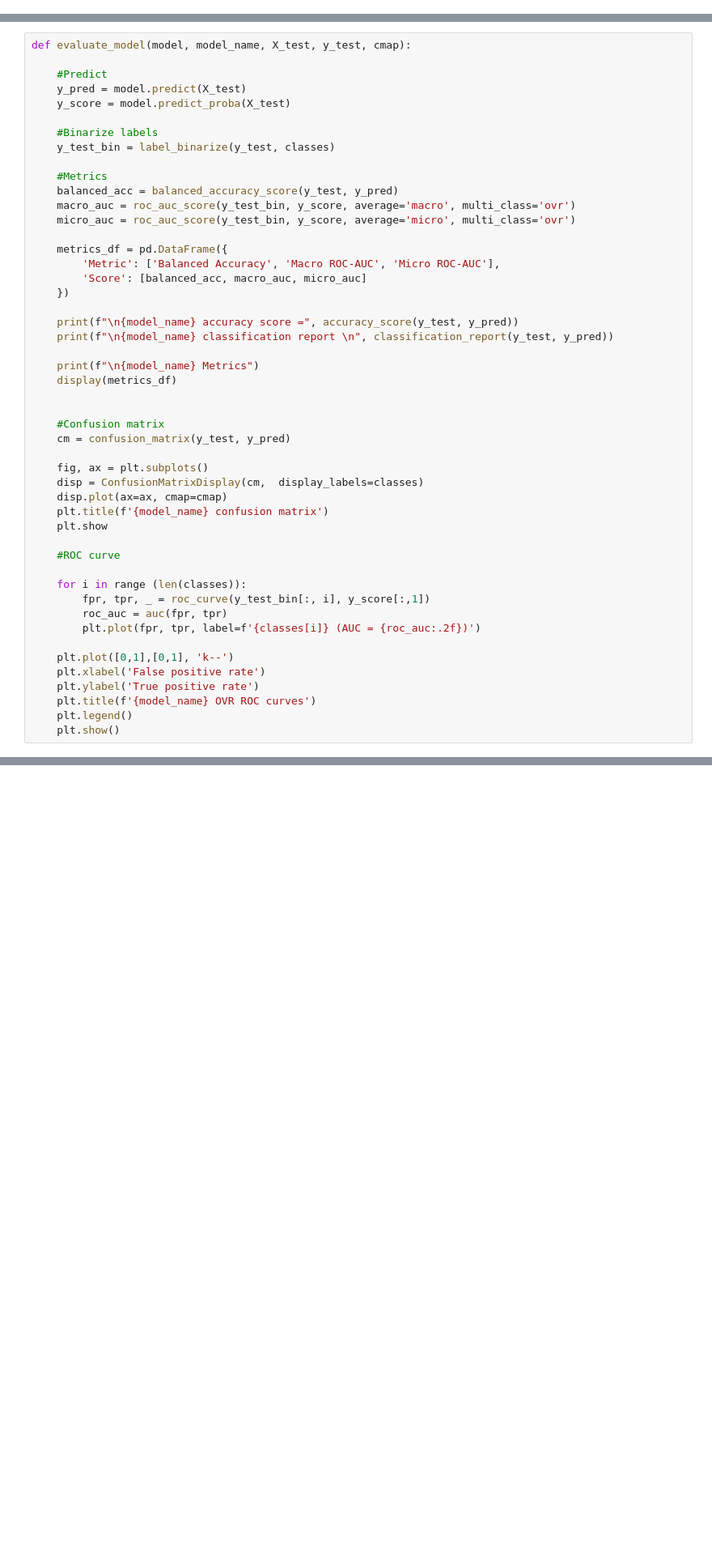
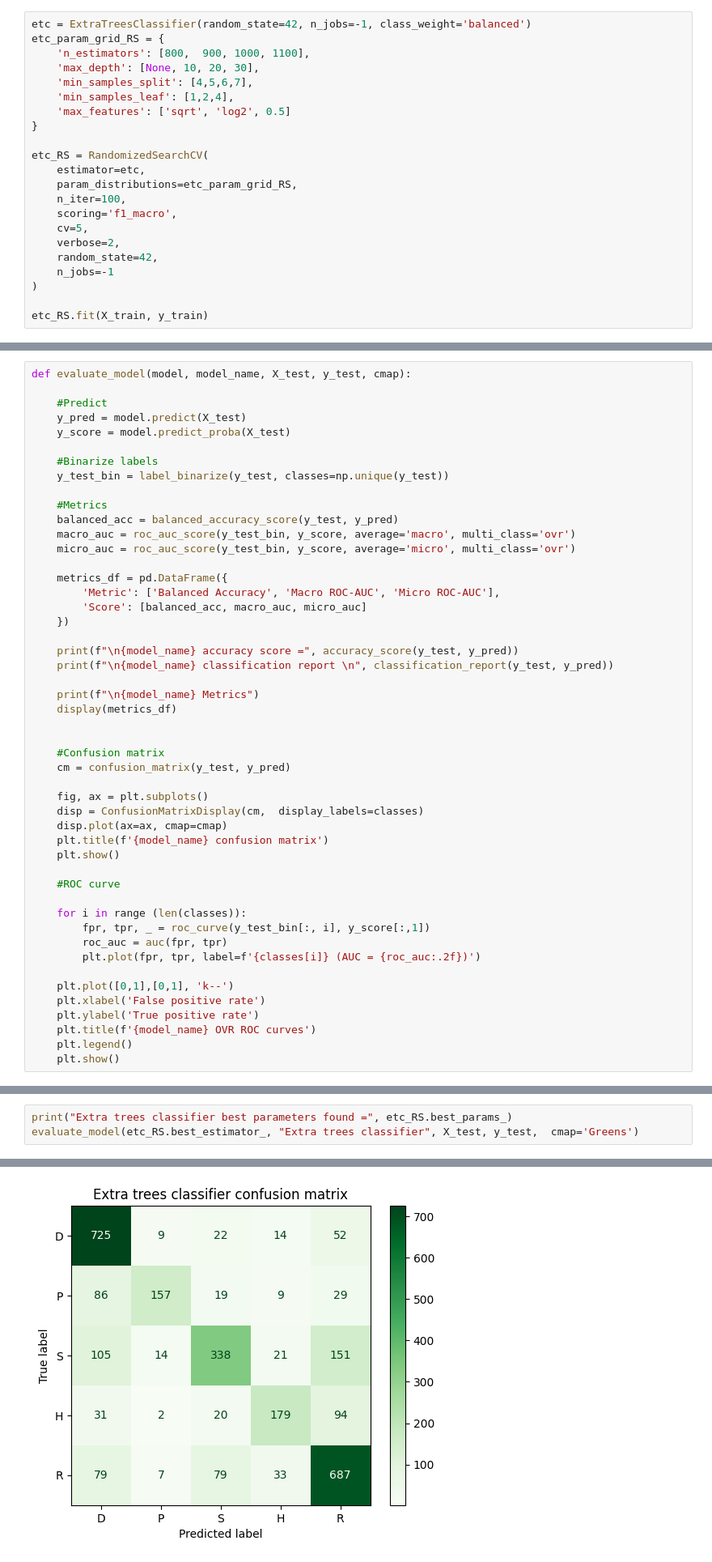
Before and after one commit to 4yala/NotebooksML, a Jupyter notebook: CI7521_CW1_2026.ipynb, the cells around one changed output, grey strips where cells are left out. Shown at 81% size. Cells and saved outputs as stored; diff of their text form; blank space fills up the shorter version.

```diff
--- a/CI7521_CW1_2026.ipynb
+++ b/CI7521_CW1_2026.ipynb
@@ -394,0 +399,22 @@ GridSearchCV(cv=5, estimator=SVC(class_weight='balanced', probability=True),
+# %%
+etc = ExtraTreesClassifier(random_state=42, n_jobs=-1, class_weight='balanced')
+etc_param_grid_RS = {
+    'n_estimators': [800,  900, 1000, 1100],
+    'max_depth': [None, 10, 20, 30],
+    'min_samples_split': [4,5,6,7],
+    'min_samples_leaf': [1,2,4],
+    'max_features': ['sqrt', 'log2', 0.5]
+}
+
+etc_RS = RandomizedSearchCV(
+    estimator=etc,
+    param_distributions=etc_param_grid_RS,
+    n_iter=100,
+    scoring='f1_macro',
+    cv=5,
+    verbose=2,
+    random_state=42,
+    n_jobs=-1
+)
+
+etc_RS.fit(X_train, y_train)
@@ -402,7 +563,7 @@ def evaluate_model(model, model_name, X_test, y_test, cmap):
     y_score = model.predict_proba(X_test)
 
     #Binarize labels
-    y_test_bin = label_binarize(y_test, classes)
+    y_test_bin = label_binarize(y_test, classes=np.unique(y_test))
 
     #Metrics
     balanced_acc = balanced_accuracy_score(y_test, y_pred)
@@ -428,7 +589,7 @@ def evaluate_model(model, model_name, X_test, y_test, cmap):
     disp = ConfusionMatrixDisplay(cm,  display_labels=classes)
     disp.plot(ax=ax, cmap=cmap)
     plt.title(f'{model_name} confusion matrix')
-    plt.show
+    plt.show()
 
     #ROC curve
 
@@ -504,0 +670,4 @@ Support vector machine classifier Metrics
+# %%
+print("Extra trees classifier best parameters found =", etc_RS.best_params_)
+evaluate_model(etc_RS.best_estimator_, "Extra trees classifier", X_test, y_test,  cmap='Greens')
+# %% [output]
@@ -504,0 +697 @@ Support vector machine classifier Metrics
+[figure, added]
```
Also changed, not shown: parts of 17 cells of this notebook.
